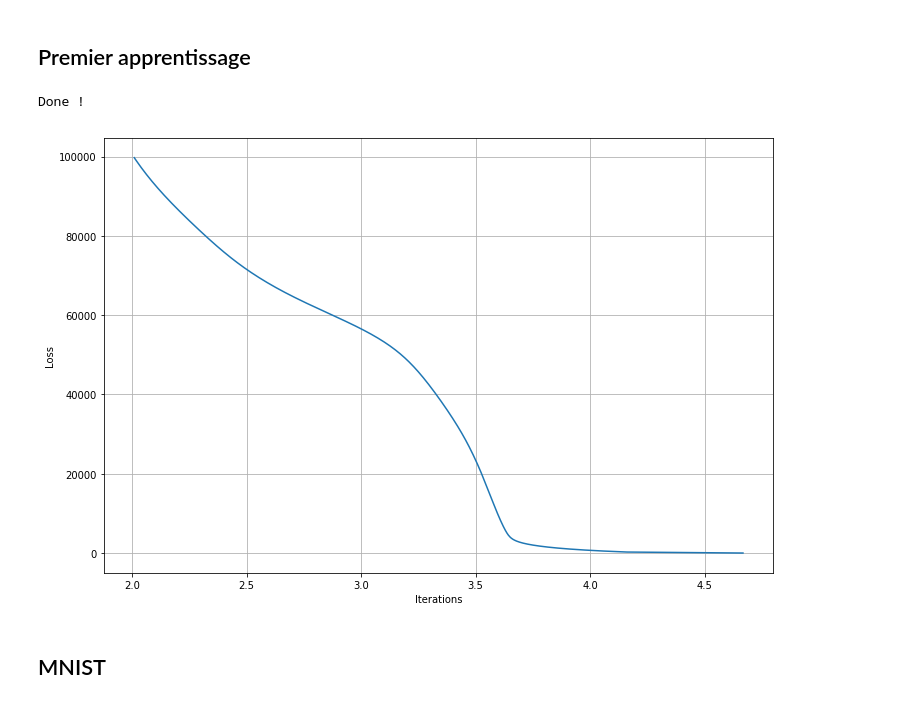
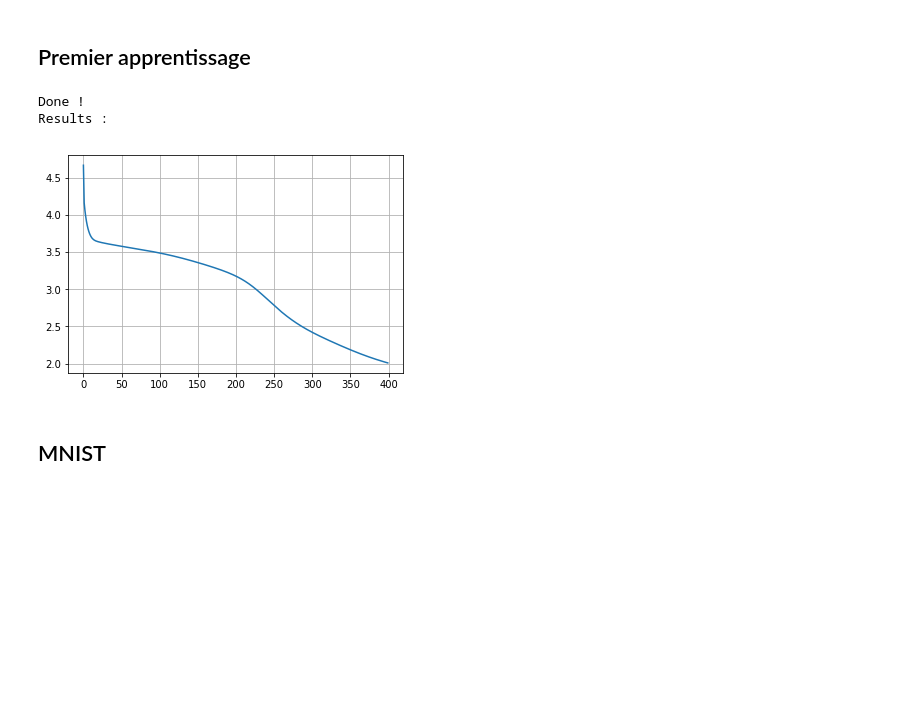
Before and after one commit to FrancoisPgm/apprentissage_auto, a Jupyter notebook: DeepLearning.ipynb, the cells around one changed output. Drawn from its saved outputs; the diff is of its cells as text; code cells hidden in the pictures; blank space fills up the shorter version.

```diff
--- a/DeepLearning.ipynb
+++ b/DeepLearning.ipynb
@@ -79,6 +79,7 @@ W2,b2=declareLayer(D_h,D_out)
 ''' Learning '''
 
 for ii in tqdm(range(100000),desc='Learning...'):
+    pass
     '''Forward '''
     O1 = forwardPass(X,W1,b1)
     O2 = forwardPass(O1,W2,b2)
@@ -94,18 +95,15 @@ for ii in tqdm(range(100000),desc='Learning...'):
     W1,b1,X=updateLayer(l1_delta,X,W1,b1,lr,bFirstLayer=True)
 
 print('Done !')
+
+print("Results : ")
 # %% [output]
 Done !
+Results :
-# %%
-
-plt.figure(figsize=(12,8))
-plt.plot(lLoss,[250*ii for ii in range (len(lLoss))])
-plt.grid(True)
-plt.xlabel("Iterations")
-plt.ylabel("Loss")
-plt.show()
-# %% [output]
-[figure, removed]
+# %%
+showLearning(lLoss)
+# %% [output]
+[figure, added]
 # %% [markdown]
 ## MNIST
 # %% [markdown]
```
Also changed, not shown: parts of 23 cells of this notebook.
